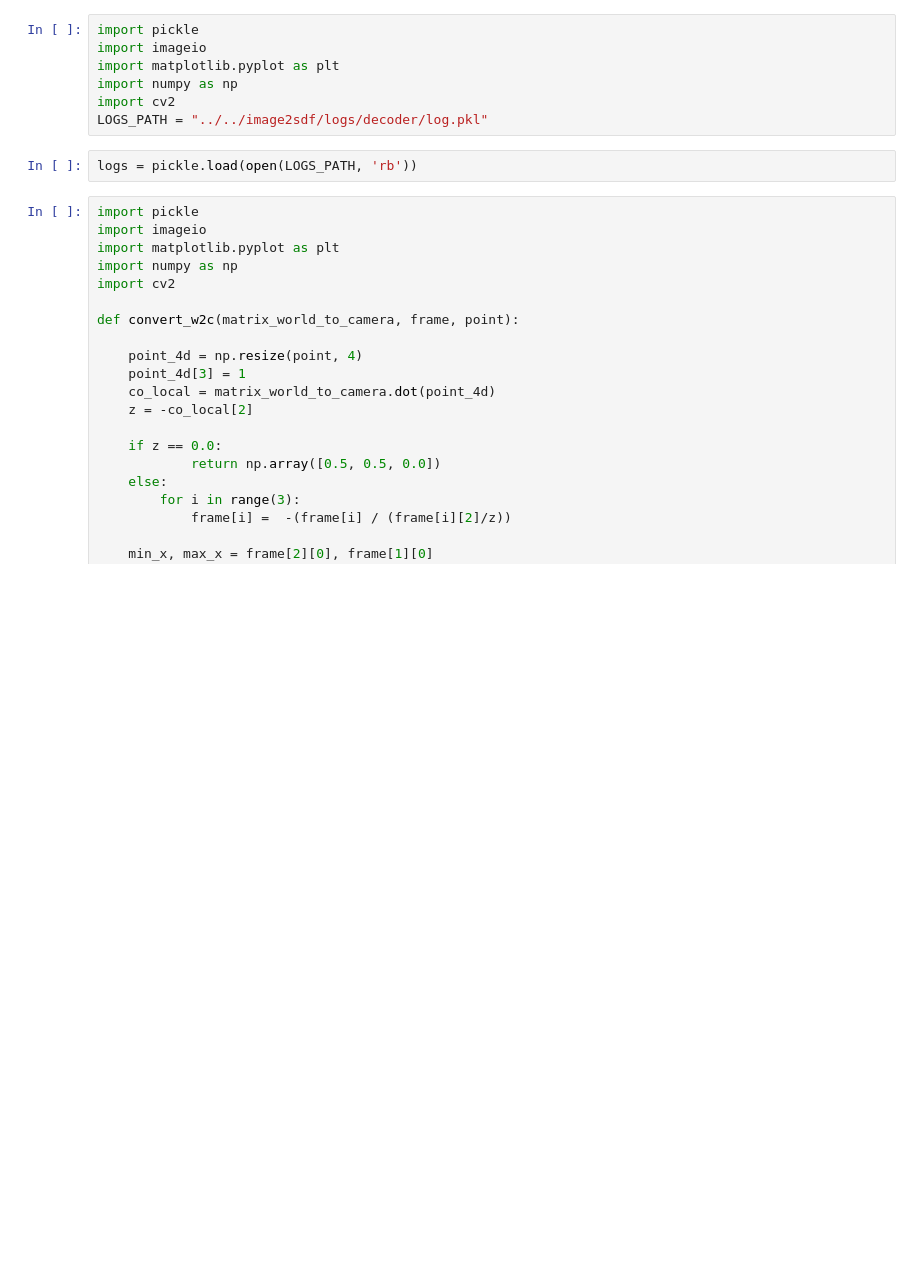
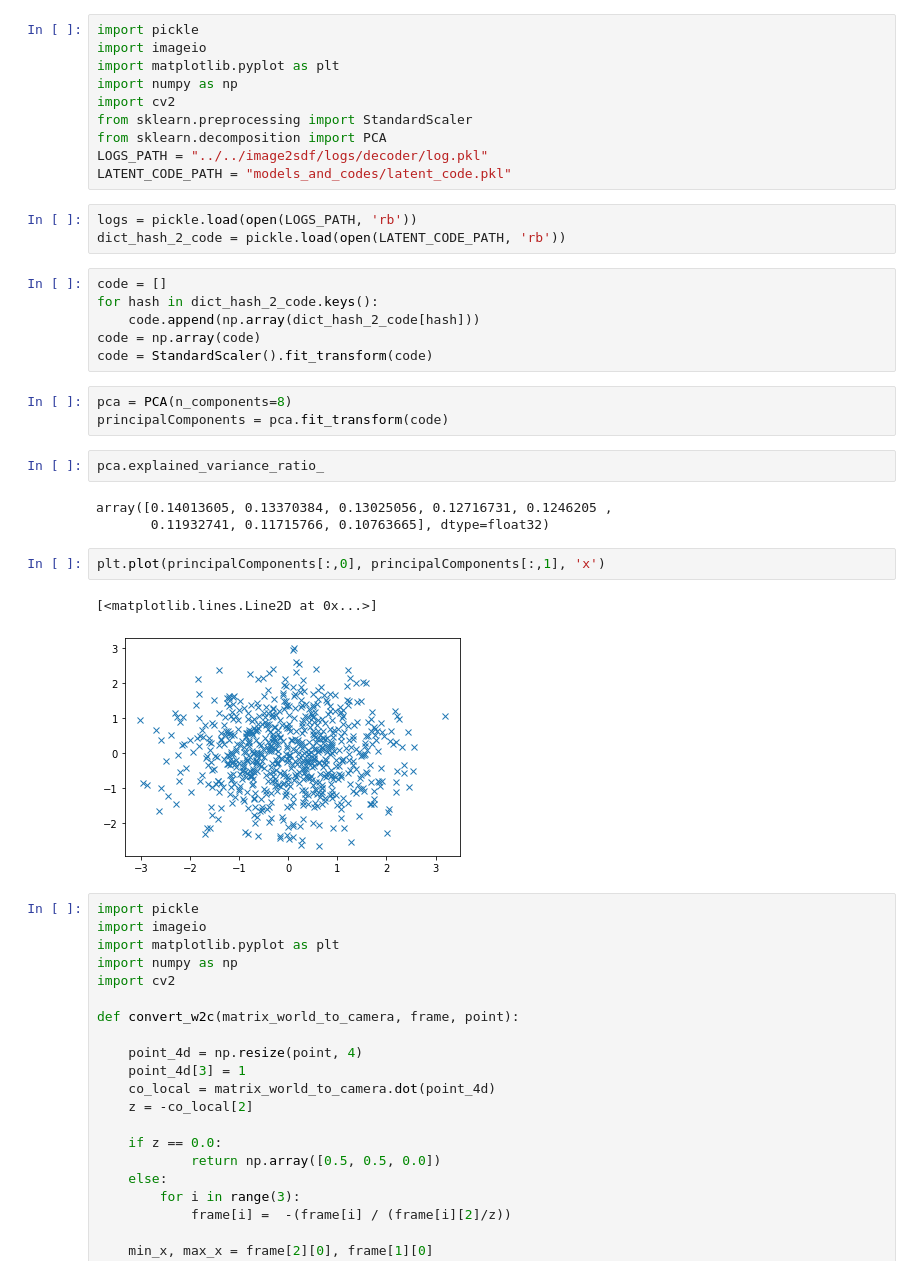
Before and after one commit to lcordey/codePDM, a Jupyter notebook: img2sdf_code/test.ipynb, the cells around one changed output. Cells and saved outputs as stored; diff of their text form; blank space fills up the shorter version.

```diff
--- a/img2sdf_code/test.ipynb
+++ b/img2sdf_code/test.ipynb
@@ -4,9 +4,32 @@ import imageio
 import matplotlib.pyplot as plt
 import numpy as np
 import cv2
+from sklearn.preprocessing import StandardScaler
+from sklearn.decomposition import PCA
 LOGS_PATH = "../../image2sdf/logs/decoder/log.pkl"
+LATENT_CODE_PATH = "models_and_codes/latent_code.pkl"
 # %%
 logs = pickle.load(open(LOGS_PATH, 'rb'))
+dict_hash_2_code = pickle.load(open(LATENT_CODE_PATH, 'rb'))
+# %%
+code = []
+for hash in dict_hash_2_code.keys():
+    code.append(np.array(dict_hash_2_code[hash]))
+code = np.array(code)
+code = StandardScaler().fit_transform(code)
+# %%
+pca = PCA(n_components=8)
+principalComponents = pca.fit_transform(code)
+# %%
+pca.explained_variance_ratio_
+# %% [output]
+array([0.14013605, 0.13370384, 0.13025056, 0.12716731, 0.1246205 ,
+       0.11932741, 0.11715766, 0.10763665], dtype=float32)
+# %%
+plt.plot(principalComponents[:,0], principalComponents[:,1], 'x')
+# %% [output]
+[<matplotlib.lines.Line2D at 0x...>]
+[figure, added]
 # %%
 import pickle
 import imageio
```
Also changed, not shown: 5 other files.
